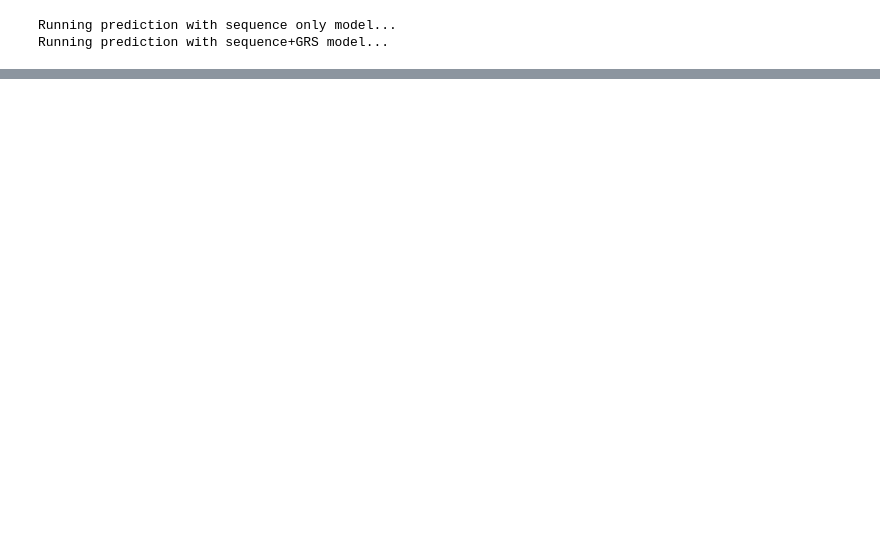
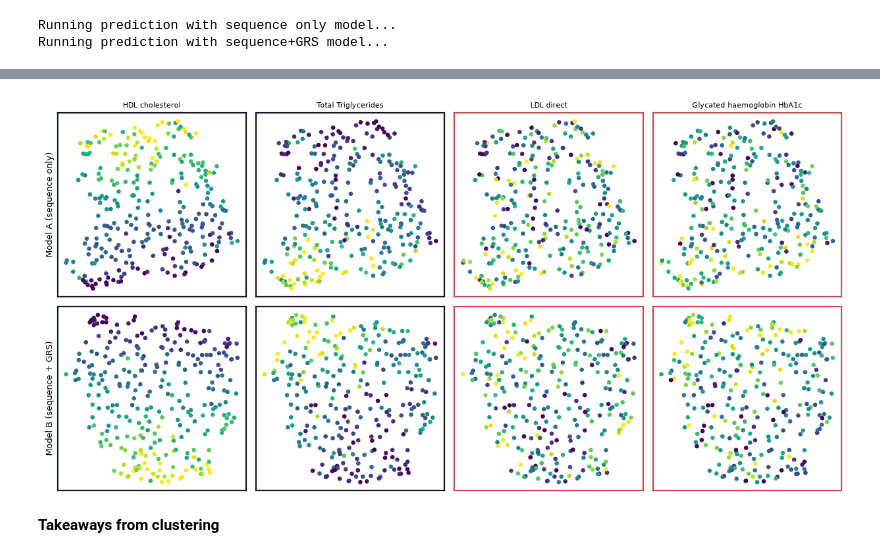
Before and after one commit to RasmussenLab/integrative_post_gwas_methods_course, a Jupyter notebook: notebooks/eir-transformer.ipynb, the cells around one changed output, grey strips where cells are left out. Saved outputs shown, nothing was run; the diff lists cells and outputs as text; code cells hidden in the pictures; blank space fills up the shorter version.

Commit message:
Add clustering (originally implemented by @Jiyeon), some additional text, as well as flesh out trajectory analysis a bit.

```diff
--- a/notebooks/eir-transformer.ipynb
+++ b/notebooks/eir-transformer.ipynb
@@ -540,0 +608,35 @@ ehr_utils.plot_trajectory_comparison(
+# %%
+REF   = Path("../reference_data/eir-transformer")
+LAYER = "latents/latent_outputs/predict/output_modules.ehr.final_norm"
+
+test = pd.read_csv(REF / "df_ehr_test.csv")
+sequences = dict(zip(test["ID"].astype(str), test["Sequence"]))
+
+runs = {"Model A (sequence only)":  "../runs/ehr_transformer",
+        "Model B (sequence + GRS)": "../runs/ehr_transformer-with-grs"}
+
+panels = {}
+for name, run in runs.items():
+    latents = la.load_latents(Path(run) / LAYER)
+    emb = la.to_patient_matrix(latents=latents, sequences=sequences)
+    grs = la.load_grs([REF / "df_grs.csv", REF / "df_grs_test.csv"], emb.index)
+    panels[name] = (la.umap_embedding(emb=emb), grs)
+
+la.plot_umap_grid(
+    panels=panels,
+    traits=["HDL_cholesterol",
+            "Total_Triglycerides",
+            "LDL_direct",
+            "Glycated_haemoglobin_HbA1c"],
+    drivers=["HDL_cholesterol",
+             "Total_Triglycerides",
+             "Body_mass_index_BMI_IMPED",
+             "Systolic_blood_pressure_automated_reading",
+             "I10",
+             "I25",
+             "E11"],
+    style="scatter",)
+# %% [output]
+[figure, added]
+# %% [markdown]
+**Takeaways from clustering**
```
Also changed, not shown: parts of 30 cells of this notebook, 6 other files.
